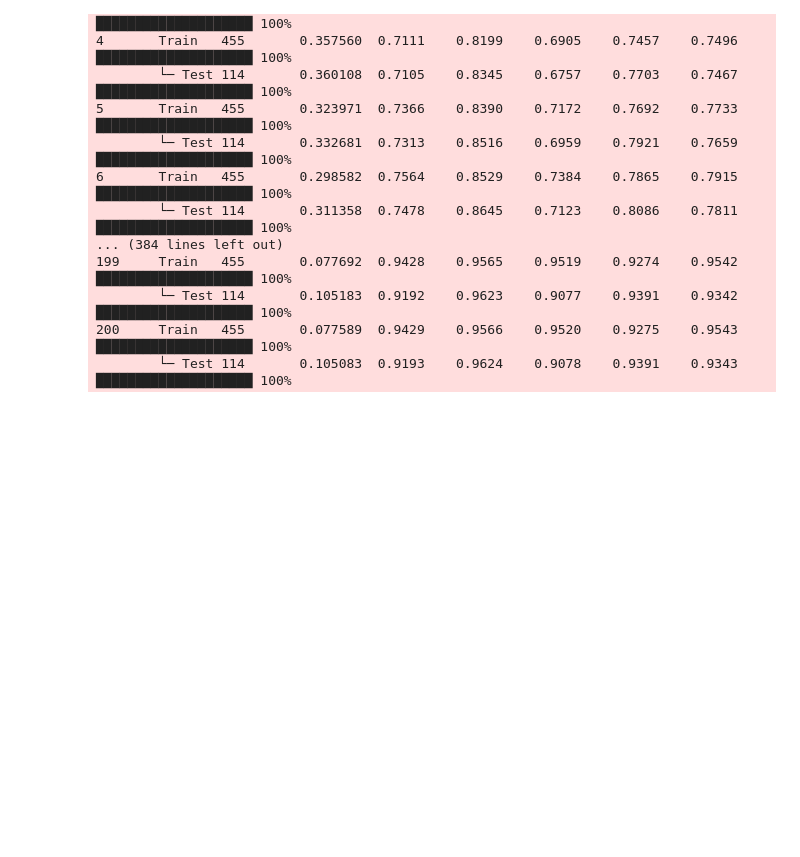
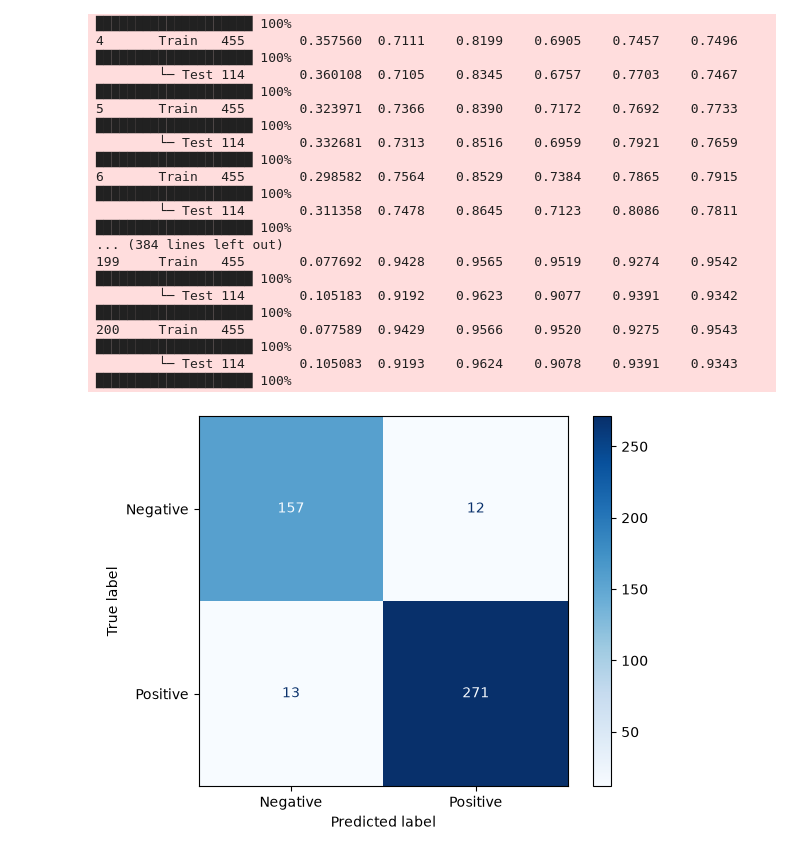
Before and after one commit to luansouzasilva31/deep-learning-specialization, a Jupyter notebook: notebooks/logistic_regression.ipynb, the cells around one changed output. Saved outputs shown, nothing was run; the diff lists cells and outputs as text; code cells hidden in the pictures; blank space fills up the shorter version.

```diff
--- a/notebooks/logistic_regression.ipynb
+++ b/notebooks/logistic_regression.ipynb
@@ -348,3 +348,16 @@ Epoch   Mode    N Samples Loss      Acc       Prec      Recall    Spec      F1
         └─ Test 114       0.105183  0.9192    0.9623    0.9077    0.9391    0.9342     ████████████████████ 100%
 200     Train   455       0.077589  0.9429    0.9566    0.9520    0.9275    0.9543     ████████████████████ 100%
         └─ Test 114       0.105083  0.9193    0.9624    0.9078    0.9391    0.9343     ████████████████████ 100%
+# %%
+import matplotlib.pyplot as plt
+from sklearn.metrics import ConfusionMatrixDisplay
+
+cm = train_metrics["cm"].astype(int)
+ConfusionMatrixDisplay(
+    confusion_matrix=cm,
+    display_labels=["Negative", "Positive"]
+).plot(cmap="Blues", values_format="d")
+
+plt.show()
+# %% [output]
+[figure, added]
```
Also changed, not shown: parts of 1 cell of this notebook.
